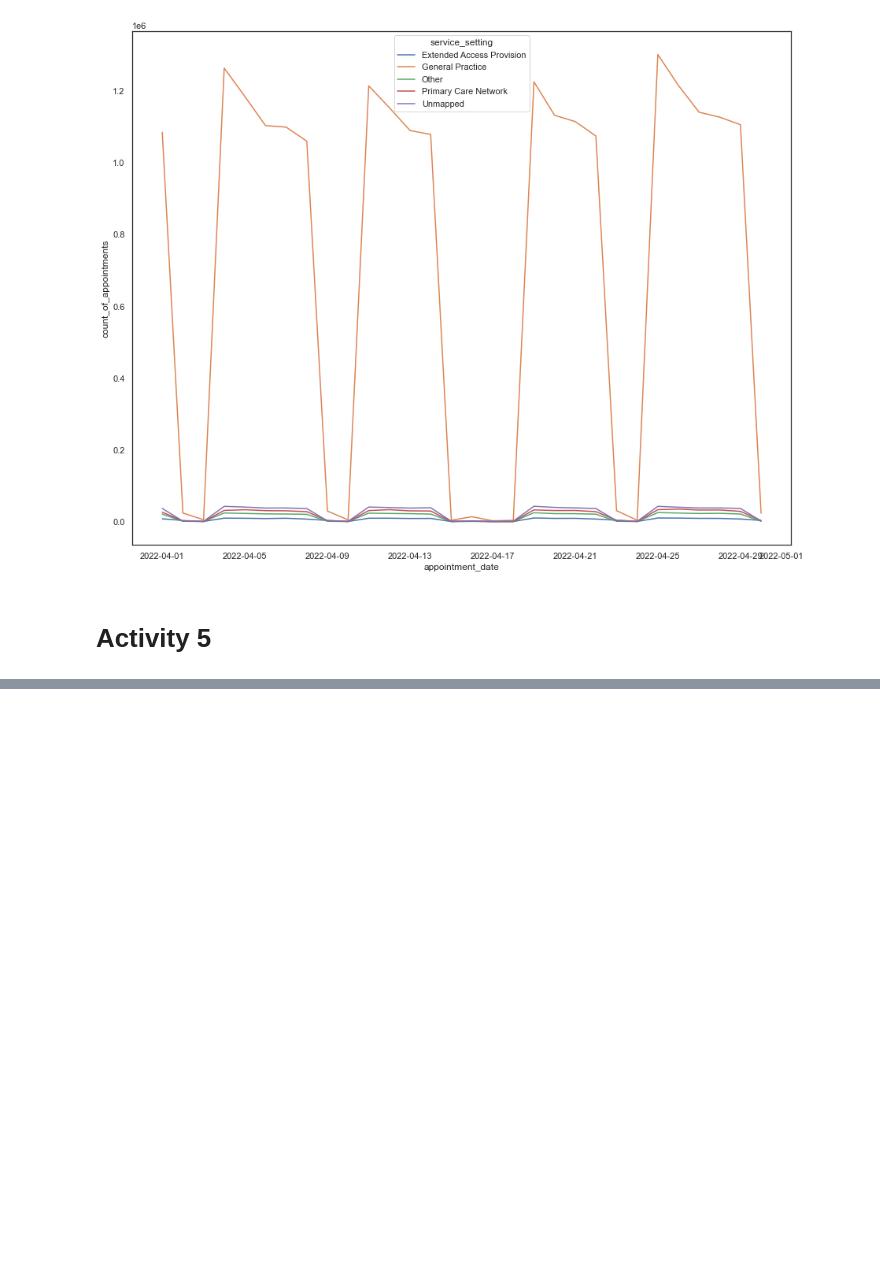
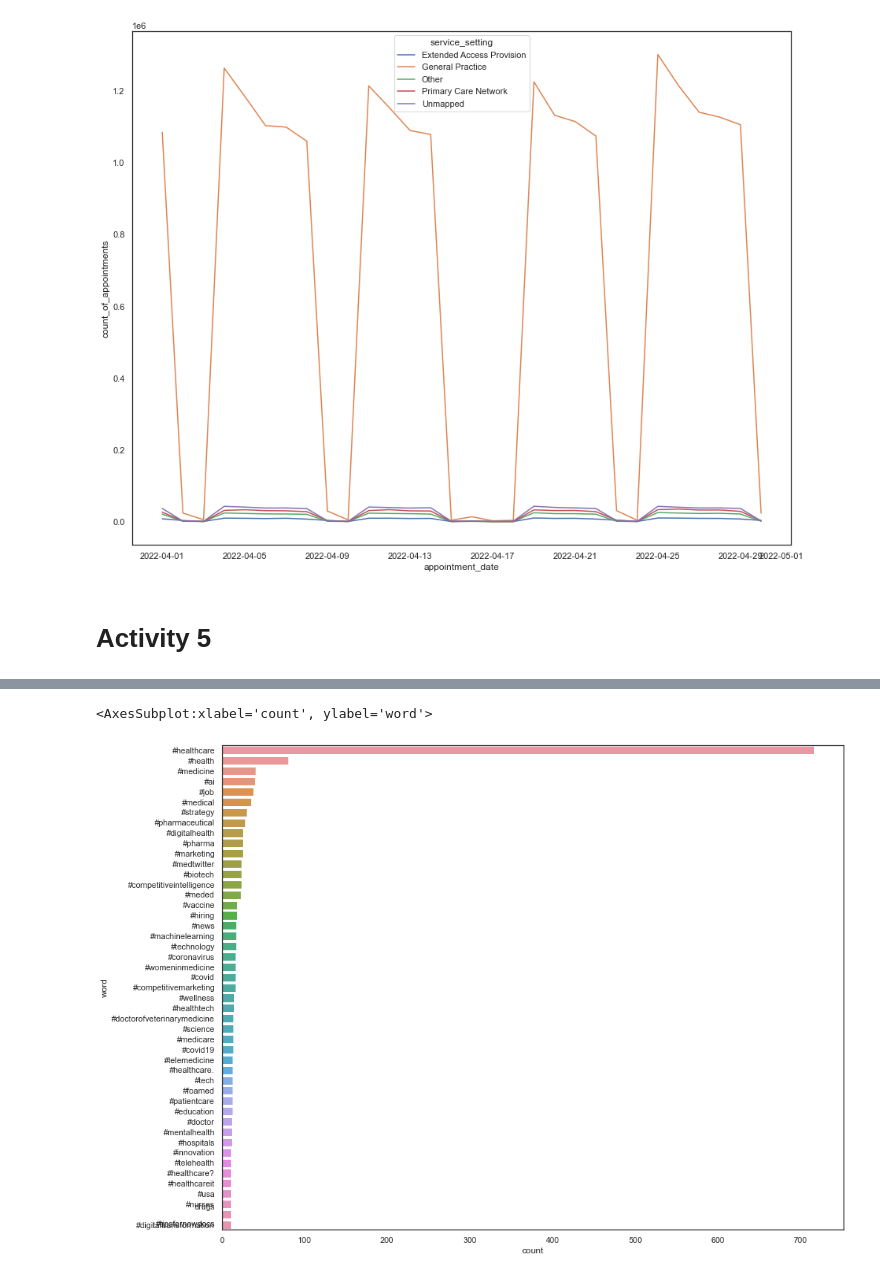
Before and after one commit to andreas-yiallouros/LSE_DA_Course_NHS_GP_Appointments, a Jupyter notebook: Yiallouros_Andreas_DA201_Assignment_Notebook.ipynb, the cells around one changed output, grey strips where cells are left out. Cells and saved outputs as stored; diff of their text form; code cells hidden in the pictures; blank space fills up the shorter version.

```diff
--- a/Yiallouros_Andreas_DA201_Assignment_Notebook.ipynb
+++ b/Yiallouros_Andreas_DA201_Assignment_Notebook.ipynb
@@ -1270,0 +1396,4 @@ sns.lineplot(data=apnts_by_date_and_setting[filt_apr],
+# %%
+# Use the 'tags' list to create a Pandas Series and display the first 30 records.
+tags = pd.Series(tags)
+tags.head(30)
@@ -1270,0 +1418,4 @@ sns.lineplot(data=apnts_by_date_and_setting[filt_apr],
+# %%
+# Count number of times each hashtag is in the Series tags.
+tags = tags.value_counts()
+tags
@@ -1270,0 +1435,4 @@ sns.lineplot(data=apnts_by_date_and_setting[filt_apr],
+# %%
+# Convert the Series tags to a DataFrame.
+df_data = pd.DataFrame(tags).reset_index()
+df_data.head()
@@ -1270,0 +1446,4 @@ sns.lineplot(data=apnts_by_date_and_setting[filt_apr],
+# %%
+# Change columns names in df_data.
+df_data.columns = ['word', 'count']
+df_data.head()
@@ -1270,0 +1470,9 @@ sns.lineplot(data=apnts_by_date_and_setting[filt_apr],
+# %%
+# Create a Seaborn barplot for all records with count > 10.
+# Create filter for 'count' > 10.
+filt_tweets = (df_data['count'] > 10)
+df_data_over_ten = df_data[filt_tweets]
+sns.barplot(data=df_data_over_ten, x='count', y='word')
+# %% [output]
+<AxesSubplot:xlabel='count', ylabel='word'>
+[figure, added]
```
Also changed, not shown: parts of 20 cells of this notebook.
